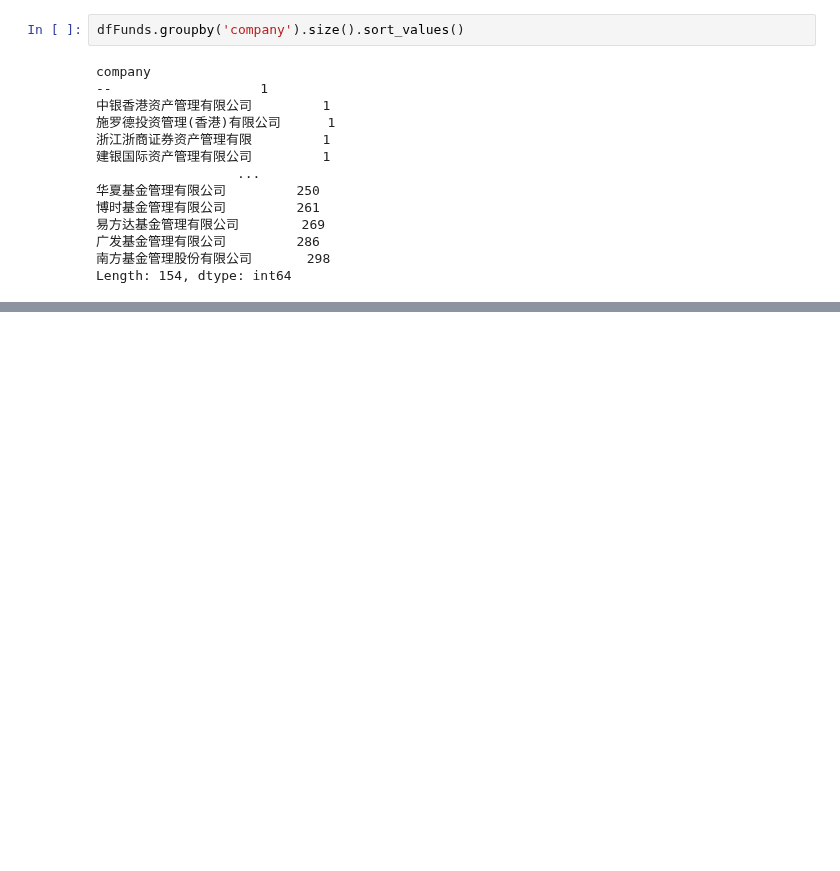
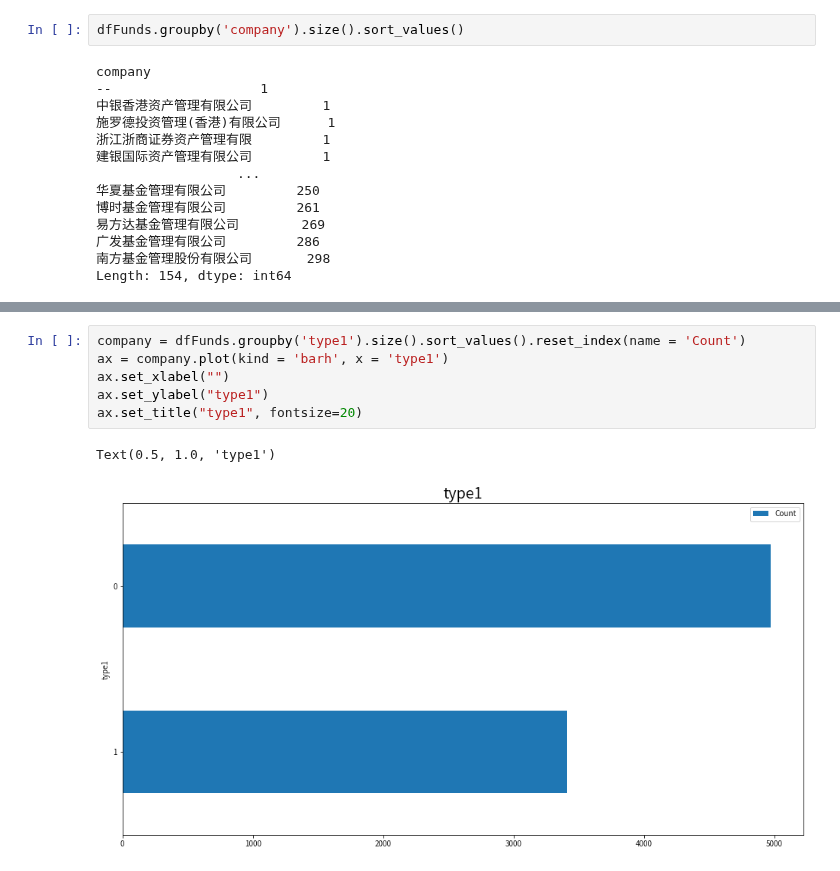
Before and after one commit to zhs007/jupyternotebook.demo, a Jupyter notebook: home/cnfunds/cnfund001.ipynb, the cells around one changed output, grey strips where cells are left out. Cells and saved outputs as stored; diff of their text form; blank space fills up the shorter version.

```diff
--- a/home/cnfunds/cnfund001.ipynb
+++ b/home/cnfunds/cnfund001.ipynb
@@ -72,0 +117,9 @@ Text(0.5, 1.0, '公司')
+# %%
+company = dfFunds.groupby('type1').size().sort_values().reset_index(name = 'Count')
+ax = company.plot(kind = 'barh', x = 'type1')
+ax.set_xlabel("")
+ax.set_ylabel("type1")
+ax.set_title("type1", fontsize=20)
+# %% [output]
+Text(0.5, 1.0, 'type1')
+[figure, added]
```
Also changed, not shown: parts of 9 cells of this notebook.
